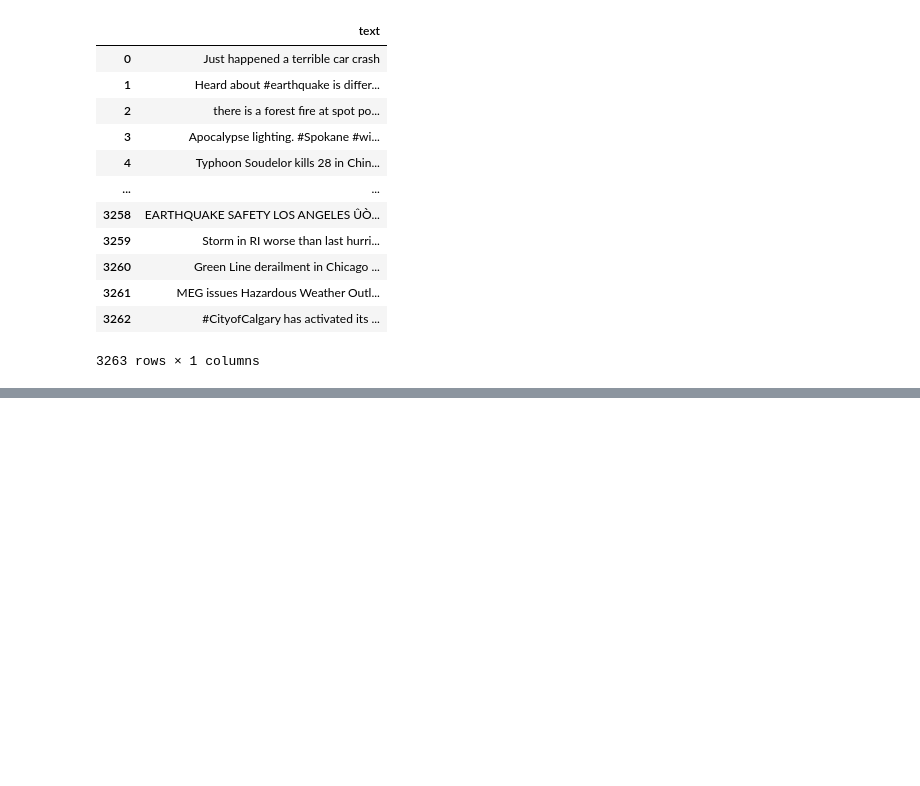
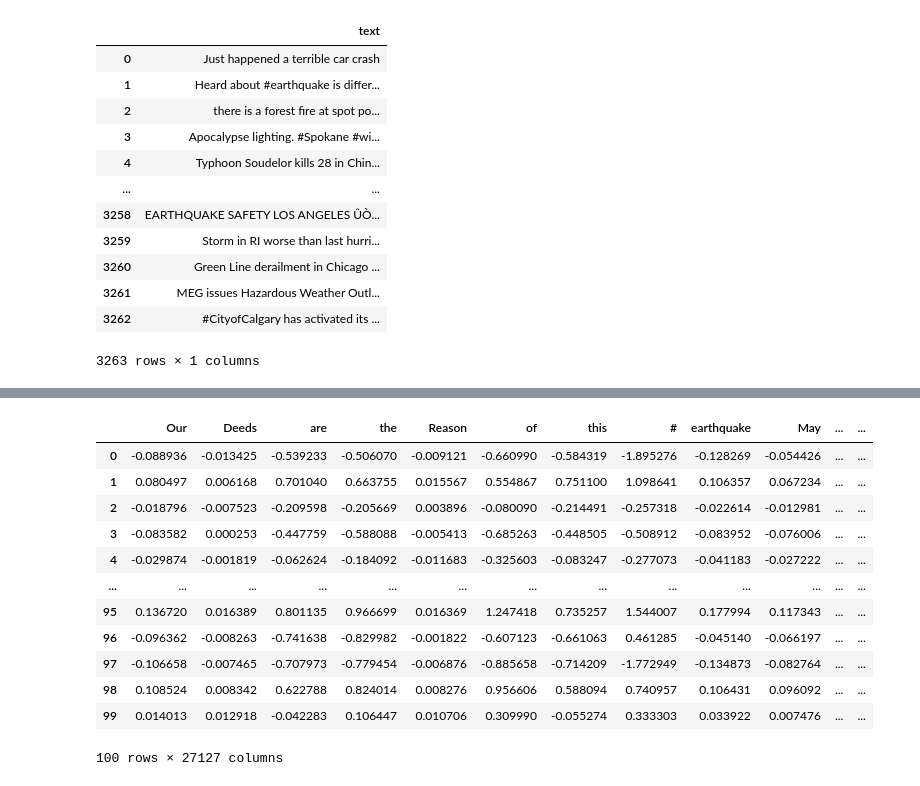
Before and after one commit to Arthur8754/NLP-project, a Jupyter notebook: detect-fake-news.ipynb, the cells around one changed output, grey strips where cells are left out. Saved outputs shown, nothing was run; the diff lists cells and outputs as text; code cells hidden in the pictures; blank space fills up the shorter version.

```diff
--- a/detect-fake-news.ipynb
+++ b/detect-fake-news.ipynb
@@ -94,0 +105,7 @@ display(df_test)
+# %%
+import pandas as pd
+import spacy
+from src.features.tweetLevel import tweetLevel
+
+extractor_features_tweet_level = tweetLevel()
+nlp = spacy.load("en_core_web_sm") #analyseur pour les entités
@@ -94,0 +166,35 @@ display(df_test)
+# %%
+## Création du tableau de correspondance : mot, embedding du mot
+
+from src.features.word2vec import word2vec
+
+dico_correspondance = {} #clé : mot, valeur : embedding
+
+# Apprentissage des embeddings :
+tweets = df_train["text"].to_numpy()
+word2vec_creator = word2vec(tweets)
+
+# Mise en forme du df :
+for row_name in df_train.index:
+    tweet = df_train["text"][row_name]
+    embedded_tweet = word2vec_creator.predict(tweet)
+    for word in embedded_tweet:
+        if word[0] not in dico_correspondance:
+            dico_correspondance[word[0]] = word[1]
+
+df_correspondance = pd.DataFrame(dico_correspondance,columns=list(dico_correspondance.keys()))
+df_correspondance
+# %% [output]
+|  | Our | Deeds | are | the | Reason | of | this | # | earthquake | May | ... | ... |
+| 0 | -0.088936 | -0.013425 | -0.539233 | -0.506070 | -0.009121 | -0.660990 | -0.584319 | -1.895276 | -0.128269 | -0.054426 | ... | ... |
+| 1 | 0.080497 | 0.006168 | 0.701040 | 0.663755 | 0.015567 | 0.554867 | 0.751100 | 1.098641 | 0.106357 | 0.067234 | ... | ... |
+| 2 | -0.018796 | -0.007523 | -0.209598 | -0.205669 | 0.003896 | -0.080090 | -0.214491 | -0.257318 | -0.022614 | -0.012981 | ... | ... |
+| 3 | -0.083582 | 0.000253 | -0.447759 | -0.588088 | -0.005413 | -0.685263 | -0.448505 | -0.508912 | -0.083952 | -0.076006 | ... | ... |
+| 4 | -0.029874 | -0.001819 | -0.062624 | -0.184092 | -0.011683 | -0.325603 | -0.083247 | -0.277073 | -0.041183 | -0.027222 | ... | ... |
+| ... | ... | ... | ... | ... | ... | ... | ... | ... | ... | ... | ... | ... |
+| 95 | 0.136720 | 0.016389 | 0.801135 | 0.966699 | 0.016369 | 1.247418 | 0.735257 | 1.544007 | 0.177994 | 0.117343 | ... | ... |
+| 96 | -0.096362 | -0.008263 | -0.741638 | -0.829982 | -0.001822 | -0.607123 | -0.661063 | 0.461285 | -0.045140 | -0.066197 | ... | ... |
+| 97 | -0.106658 | -0.007465 | -0.707973 | -0.779454 | -0.006876 | -0.885658 | -0.714209 | -1.772949 | -0.134873 | -0.082764 | ... | ... |
+| 98 | 0.108524 | 0.008342 | 0.622788 | 0.824014 | 0.008276 | 0.956606 | 0.588094 | 0.740957 | 0.106431 | 0.096092 | ... | ... |
+| 99 | 0.014013 | 0.012918 | -0.042283 | 0.106447 | 0.010706 | 0.309990 | -0.055274 | 0.333303 | 0.033922 | 0.007476 | ... | ... |
+100 rows × 27127 columns
```
Also changed, not shown: parts of 21 cells of this notebook, 3 other files.
